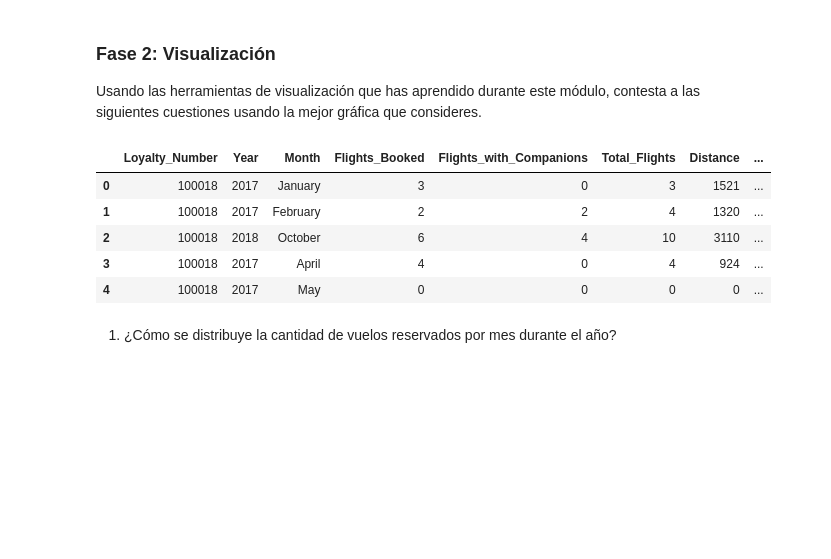
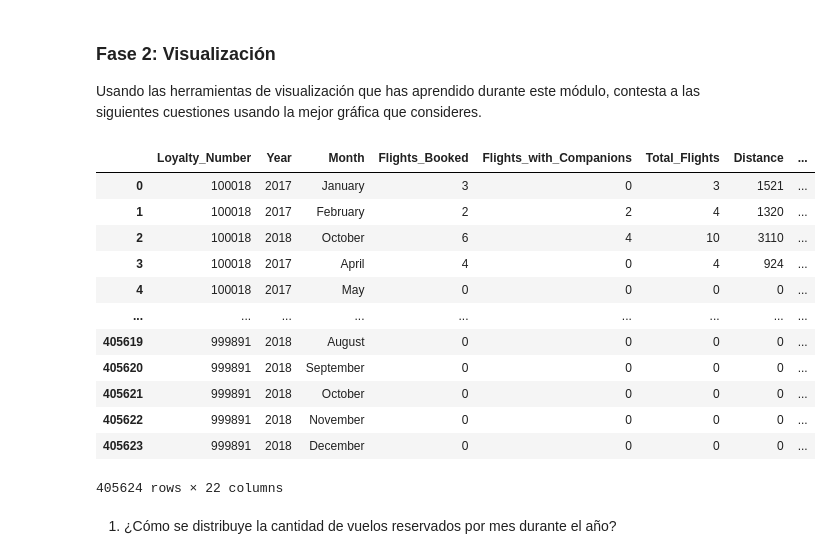
Before and after one commit to Adalab/bda-modulo-3-evaluacion-final-TaniaGraff, a Jupyter notebook: fase2_visualizacion.ipynb, the cells around one changed output. Cells and saved outputs as stored; diff of their text form; code cells hidden in the pictures; blank space fills up the shorter version.

```diff
--- a/fase2_visualizacion.ipynb
+++ b/fase2_visualizacion.ipynb
@@ -18,15 +18,22 @@ pd.set_option('display.max_columns', None)
 # %%
 #Abro el csv CLIENTES.
 archivo_csv = '/Users/Tania_1/Desktop/ADALAB/MODULO_3/bda-modulo-3-evaluacion-final-TaniaGraff/data/output_data/customer_combined.csv'
 df = pd.read_csv(archivo_csv)
-df.head()
+df
 # %% [output]
 |  | Loyalty_Number | Year | Month | Flights_Booked | Flights_with_Companions | Total_Flights | Distance | ... |
 | 0 | 100018 | 2017 | January | 3 | 0 | 3 | 1521 | ... |
 | 1 | 100018 | 2017 | February | 2 | 2 | 4 | 1320 | ... |
 | 2 | 100018 | 2018 | October | 6 | 4 | 10 | 3110 | ... |
 | 3 | 100018 | 2017 | April | 4 | 0 | 4 | 924 | ... |
 | 4 | 100018 | 2017 | May | 0 | 0 | 0 | 0 | ... |
+| ... | ... | ... | ... | ... | ... | ... | ... | ... |
+| 405619 | 999891 | 2018 | August | 0 | 0 | 0 | 0 | ... |
+| 405620 | 999891 | 2018 | September | 0 | 0 | 0 | 0 | ... |
+| 405621 | 999891 | 2018 | October | 0 | 0 | 0 | 0 | ... |
+| 405622 | 999891 | 2018 | November | 0 | 0 | 0 | 0 | ... |
+| 405623 | 999891 | 2018 | December | 0 | 0 | 0 | 0 | ... |
+405624 rows × 22 columns
 # %% [markdown]
 1. ¿Cómo se distribuye la cantidad de vuelos reservados por mes durante el año?
 # %%
```
Also changed, not shown: parts of 3 cells of this notebook.
